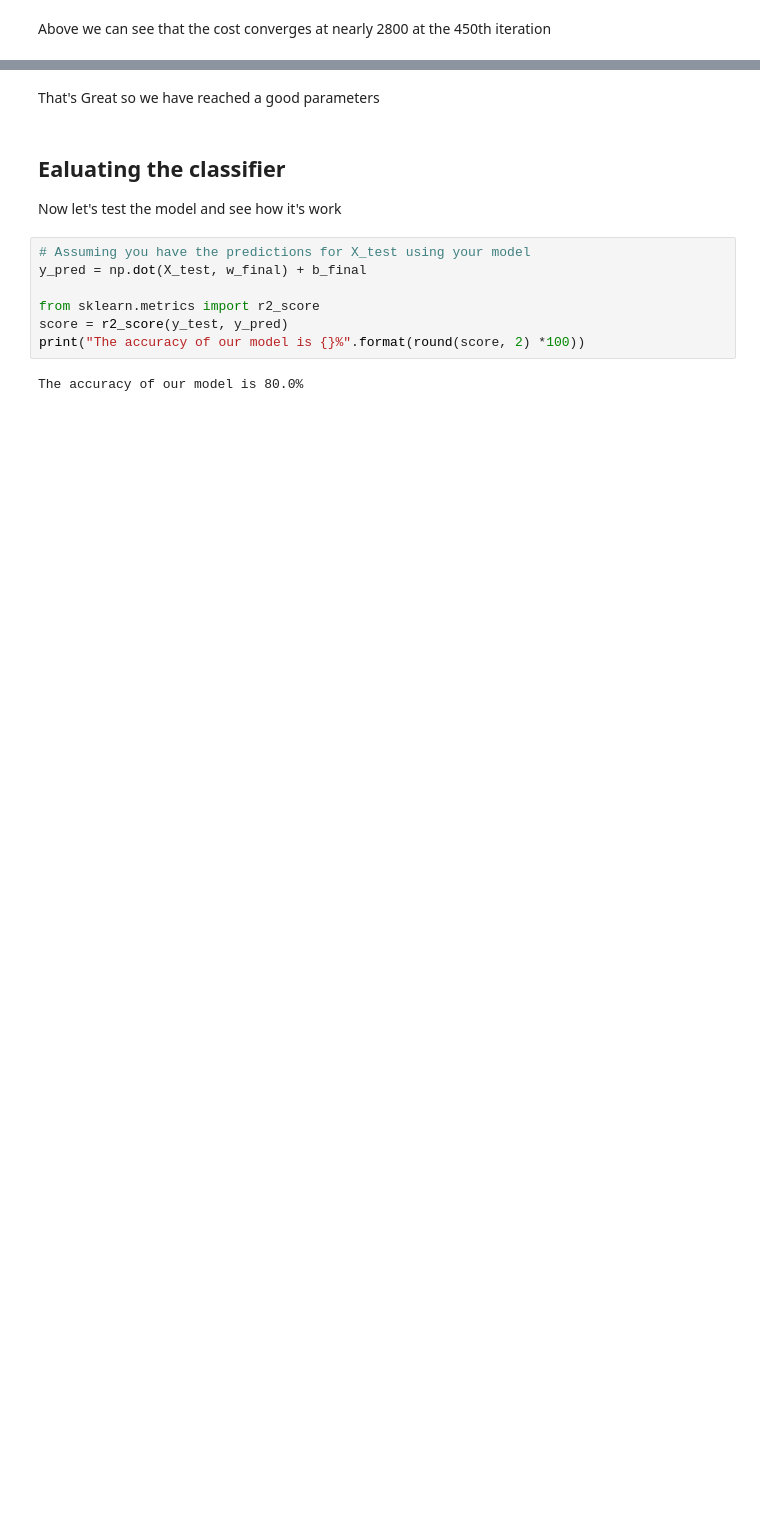
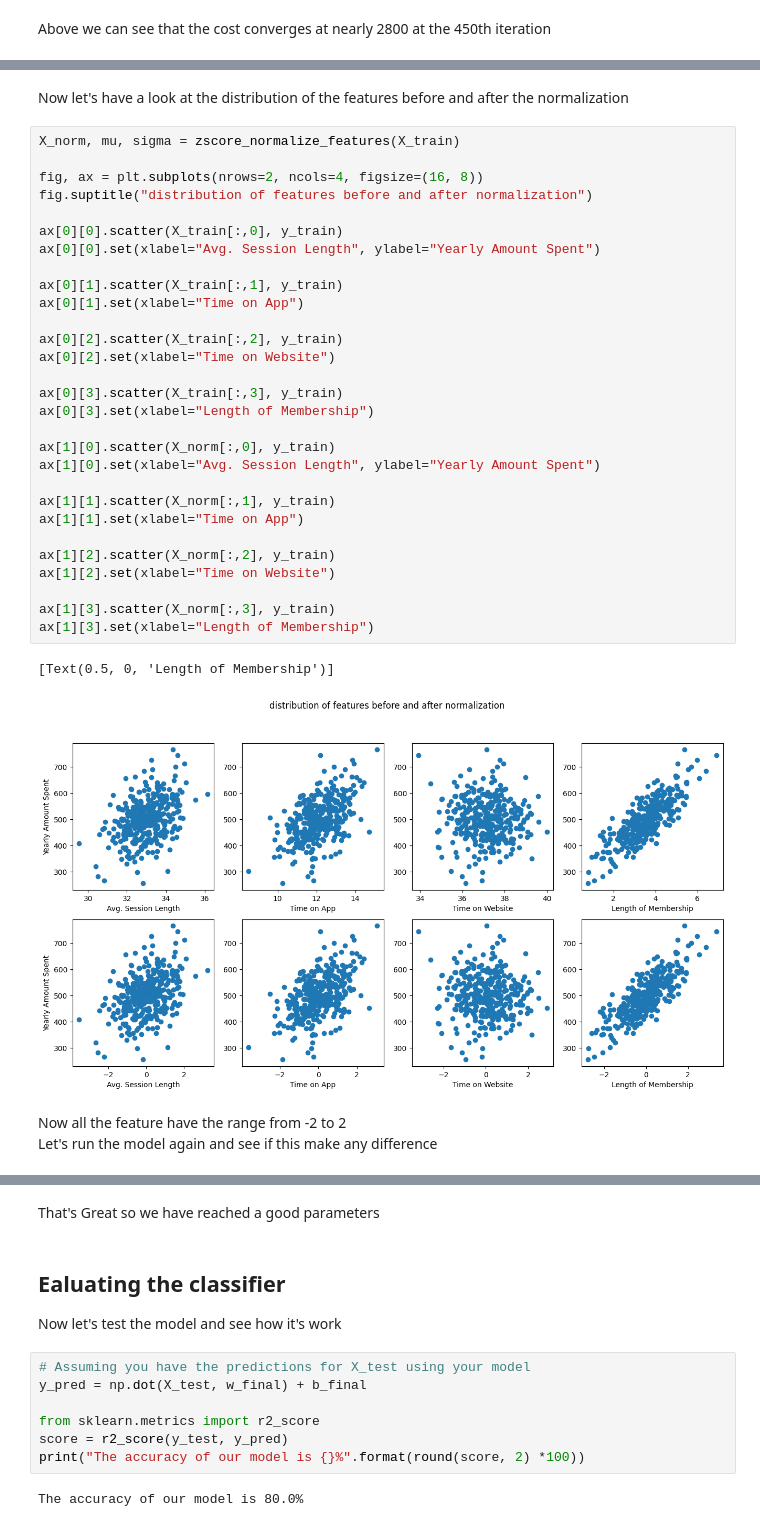
Before and after one commit to Ad7amstein/Linear_Regression-E-commerce, a Jupyter notebook: ecommerce.ipynb, the cells around one changed output, grey strips where cells are left out. Drawn from its saved outputs; the diff is of its cells as text; blank space fills up the shorter version.

Commit message:
Normalize the features

```diff
--- a/ecommerce.ipynb
+++ b/ecommerce.ipynb
@@ -487,0 +534,37 @@ Hmmm!!, Seems like there is something's wrong. That is some parameter like $w2$
+# %% [markdown]
+Now let's have a look at the distribution of the features before and after the normalization
+# %%
+X_norm, mu, sigma = zscore_normalize_features(X_train)
+
+fig, ax = plt.subplots(nrows=2, ncols=4, figsize=(16, 8))
+fig.suptitle("distribution of features before and after normalization")
+
+ax[0][0].scatter(X_train[:,0], y_train)
+ax[0][0].set(xlabel="Avg. Session Length", ylabel="Yearly Amount Spent")
+
+ax[0][1].scatter(X_train[:,1], y_train)
+ax[0][1].set(xlabel="Time on App")
+
+ax[0][2].scatter(X_train[:,2], y_train)
+ax[0][2].set(xlabel="Time on Website")
+
+ax[0][3].scatter(X_train[:,3], y_train)
+ax[0][3].set(xlabel="Length of Membership")
+
+ax[1][0].scatter(X_norm[:,0], y_train)
+ax[1][0].set(xlabel="Avg. Session Length", ylabel="Yearly Amount Spent")
+
+ax[1][1].scatter(X_norm[:,1], y_train)
+ax[1][1].set(xlabel="Time on App")
+
+ax[1][2].scatter(X_norm[:,2], y_train)
+ax[1][2].set(xlabel="Time on Website")
+
+ax[1][3].scatter(X_norm[:,3], y_train)
+ax[1][3].set(xlabel="Length of Membership")
+# %% [output]
+[Text(0.5, 0, 'Length of Membership')]
+[figure, added]
+# %% [markdown]
+Now all the feature have the range from -2 to 2<br>
+Let's run the model again and see if this make any difference
```
Also changed, not shown: parts of 8 cells of this notebook.
